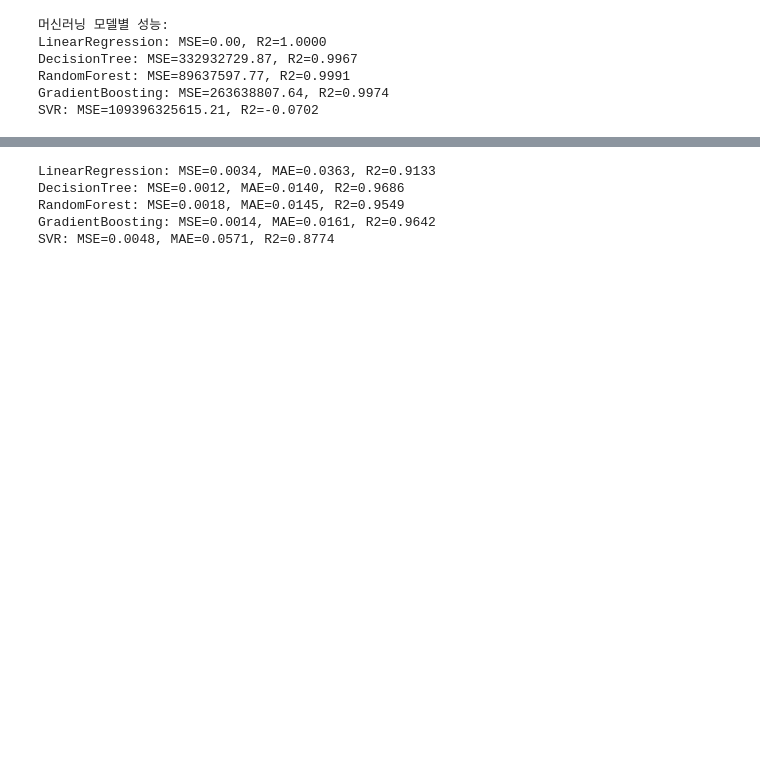
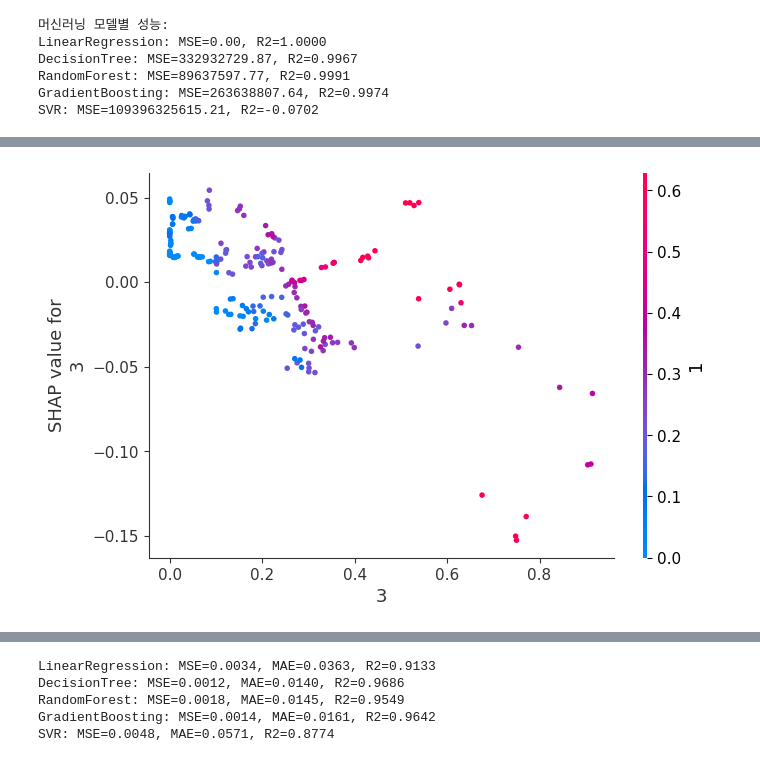
Before and after one commit to kkh01230123/llll, a Jupyter notebook: code1.ipynb, the cells around one changed output, grey strips where cells are left out. Drawn from its saved outputs; the diff is of its cells as text; code cells hidden in the pictures; blank space fills up the shorter version.

```diff
--- a/code1.ipynb
+++ b/code1.ipynb
@@ -473,0 +502,15 @@ Test Loss: 0.0017, Test MAE: 0.0287
+# %%
+import shap
+# 예시: X_test_2d는 (샘플, 3) 형태, 모델은 RandomForest 등
+explainer = shap.TreeExplainer(model)
+shap_values = explainer.shap_values(X_test_2d)
+
+# feature 2는 1시간 전 승차인원
+shap.dependence_plot(
+    ind=0,                  # feature 2 (1시간 전)
+    shap_values=shap_values,
+    features=X_test_2d,
+    feature_names=['3', '2', '1']
+)
+# %% [output]
+[figure, added]
```
Also changed, not shown: parts of 5 cells of this notebook, 1 other file.
